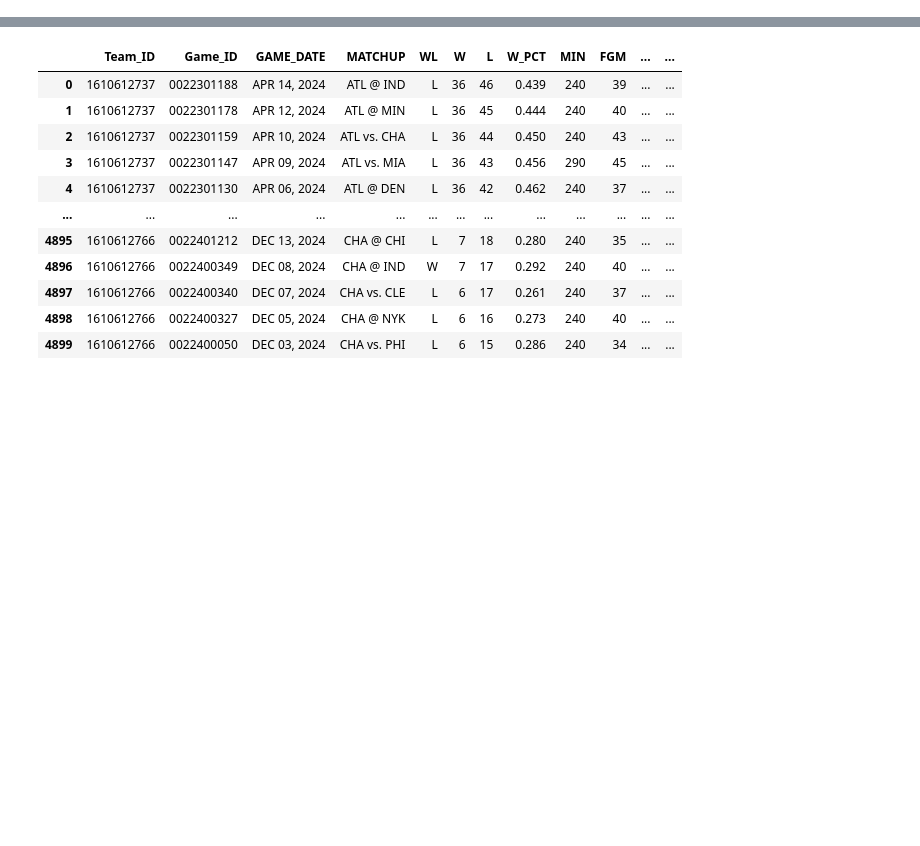
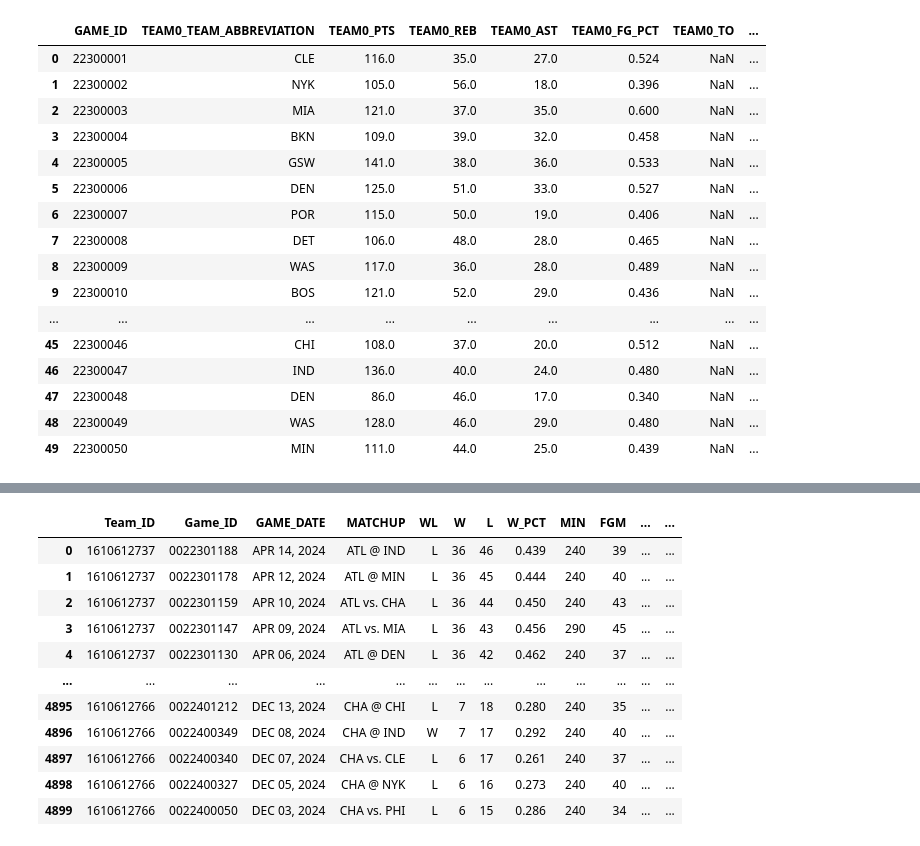
Before and after one commit to BihanDasgupta/ShotMint, a Jupyter notebook: MintShooter_RNN_Model.ipynb, the cells around one changed output, grey strips where cells are left out. Drawn from its saved outputs; the diff is of its cells as text; code cells hidden in the pictures; blank space fills up the shorter version.

Commit message:
Cleaned All Data! Ready To Start With Model.

```diff
--- a/MintShooter_RNN_Model.ipynb
+++ b/MintShooter_RNN_Model.ipynb
@@ -33,0 +257,81 @@ from nba_api.stats.static import teams
+# %%
+# STEP 1: Load merged game dataset
+df_games = pd.read_csv("final_merged_games.csv")
+
+# STEP 2: Convert GAME_DATE columns to datetime
+df_games['TEAM0_GAME_DATE'] = pd.to_datetime(df_games['TEAM0_GAME_DATE'], errors='coerce')
+df_games['TEAM1_GAME_DATE'] = pd.to_datetime(df_games['TEAM1_GAME_DATE'], errors='coerce')
+
+# STEP 3: Drop any old ELO columns if present
+df_games = df_games.drop(columns=['TEAM0_ELO', 'TEAM1_ELO'], errors='ignore')
+
+# STEP 4: Load and clean new ELO dataset
+elo_raw = pd.read_csv("nba_elo.csv")
+elo_raw.columns = elo_raw.columns.str.strip()
+print("📋 Columns in nba_elo.csv:")
+print(elo_raw.columns.tolist())
+
+# Format GAME_DATE
+elo_raw['GAME_DATE'] = pd.to_datetime(elo_raw['date'], errors='coerce')
+
+# STEP 4.5: Map old team codes to modern ones
+elo_to_modern_map = {
+    'BRK': 'BKN', 'PHO': 'PHX', 'CHO': 'CHA', 'NYA': 'NYK', 'NJN': 'BKN',
+    'SDC': 'LAC', 'NOJ': 'NOP', 'VAN': 'MEM', 'SEA': 'OKC', 'CHH': 'CHA',
+    'WSB': 'WAS', 'CAP': 'WAS', 'KCO': 'SAC', 'SFW': 'GSW', 'SYR': 'PHI',
+    'FTW': 'DET', 'ROC': 'SAC', 'MLH': 'ATL', 'CIN': 'SAC', 'STL': 'ATL',
+    'BUF': 'LAC', 'NOK': 'NOP'
+}
+
+elo_raw['team1'] = elo_raw['team1'].map(elo_to_modern_map).fillna(elo_raw['team1'])
+elo_raw['team2'] = elo_raw['team2'].map(elo_to_modern_map).fillna(elo_raw['team2'])
+
+# STEP 5: Prepare TEAM0 ELO (team1)
+elo_team1 = elo_raw.rename(columns={'team1': 'TEAM_ABBREVIATION', 'elo1_pre': 'ELO'})[
+    ['TEAM_ABBREVIATION', 'GAME_DATE', 'ELO']
+].dropna()
+
+# Merge with TEAM0
+df_games = pd.merge(
+    df_games,
+    elo_team1,
+    left_on=['TEAM0_TEAM_ABBREVIATION', 'TEAM0_GAME_DATE'],
+    right_on=['TEAM_ABBREVIATION', 'GAME_DATE'],
+    how='left'
+).rename(columns={'ELO': 'TEAM0_ELO'}).drop(columns=['TEAM_ABBREVIATION', 'GAME_DATE'])
+
+# STEP 6: Prepare TEAM1 ELO (team2)
+elo_team2 = elo_raw.rename(columns={'team2': 'TEAM_ABBREVIATION', 'elo2_pre': 'ELO'})[
+    ['TEAM_ABBREVIATION', 'GAME_DATE', 'ELO']
+].dropna()
+
+# Merge with TEAM1
+df_games = pd.merge(
+    df_games,
+    elo_team2,
+    left_on=['TEAM1_TEAM_ABBREVIATION', 'TEAM1_GAME_DATE'],
+    right_on=['TEAM_ABBREVIATION', 'GAME_DATE'],
+    how='left'
+).rename(columns={'ELO': 'TEAM1_ELO'}).drop(columns=['TEAM_ABBREVIATION', 'GAME_DATE'])
+
+# Final checks
+print("✅ Final merged dataset shape:", df_games.shape)
+print("Missing TEAM0_ELO:", df_games['TEAM0_ELO'].isna().sum())
+print("Missing TEAM1_ELO:", df_games['TEAM1_ELO'].isna().sum())
+
+# Save result to CSV
+df_games.to_csv("final_games_with_new_elo.csv", index=False)
+print("✅ Saved to 'final_games_with_new_elo.csv'")
+
+# Show head
+display(df_games.head(50))
+
+# Display a few missing cases
+missing_elo0 = df_games[df_games['TEAM0_ELO'].isna()][['TEAM0_TEAM_ABBREVIATION', 'TEAM0_GAME_DATE']]
+missing_elo1 = df_games[df_games['TEAM1_ELO'].isna()][['TEAM1_TEAM_ABBREVIATION', 'TEAM1_GAME_DATE']]
+
+print("Examples of missing TEAM0_ELO:")
+print(missing_elo0.head(10))
+print("\nExamples of missing TEAM1_ELO:")
+print(missing_elo1.head(10))
+# %% [output]
@@ -33,0 +344,17 @@ from nba_api.stats.static import teams
+|  | GAME_ID | TEAM0_TEAM_ABBREVIATION | TEAM0_PTS | TEAM0_REB | TEAM0_AST | TEAM0_FG_PCT | TEAM0_TO | ... |
+| 0 | 22300001 | CLE | 116.0 | 35.0 | 27.0 | 0.524 | NaN | ... |
+| 1 | 22300002 | NYK | 105.0 | 56.0 | 18.0 | 0.396 | NaN | ... |
+| 2 | 22300003 | MIA | 121.0 | 37.0 | 35.0 | 0.600 | NaN | ... |
+| 3 | 22300004 | BKN | 109.0 | 39.0 | 32.0 | 0.458 | NaN | ... |
+| 4 | 22300005 | GSW | 141.0 | 38.0 | 36.0 | 0.533 | NaN | ... |
+| 5 | 22300006 | DEN | 125.0 | 51.0 | 33.0 | 0.527 | NaN | ... |
+| 6 | 22300007 | POR | 115.0 | 50.0 | 19.0 | 0.406 | NaN | ... |
+| 7 | 22300008 | DET | 106.0 | 48.0 | 28.0 | 0.465 | NaN | ... |
+| 8 | 22300009 | WAS | 117.0 | 36.0 | 28.0 | 0.489 | NaN | ... |
+| 9 | 22300010 | BOS | 121.0 | 52.0 | 29.0 | 0.436 | NaN | ... |
+| ... | ... | ... | ... | ... | ... | ... | ... | ... |
+| 45 | 22300046 | CHI | 108.0 | 37.0 | 20.0 | 0.512 | NaN | ... |
+| 46 | 22300047 | IND | 136.0 | 40.0 | 24.0 | 0.480 | NaN | ... |
+| 47 | 22300048 | DEN | 86.0 | 46.0 | 17.0 | 0.340 | NaN | ... |
+| 48 | 22300049 | WAS | 128.0 | 46.0 | 29.0 | 0.480 | NaN | ... |
+| 49 | 22300050 | MIN | 111.0 | 44.0 | 25.0 | 0.439 | NaN | ... |
```
Also changed, not shown: parts of 19 cells of this notebook, 9 other files.
